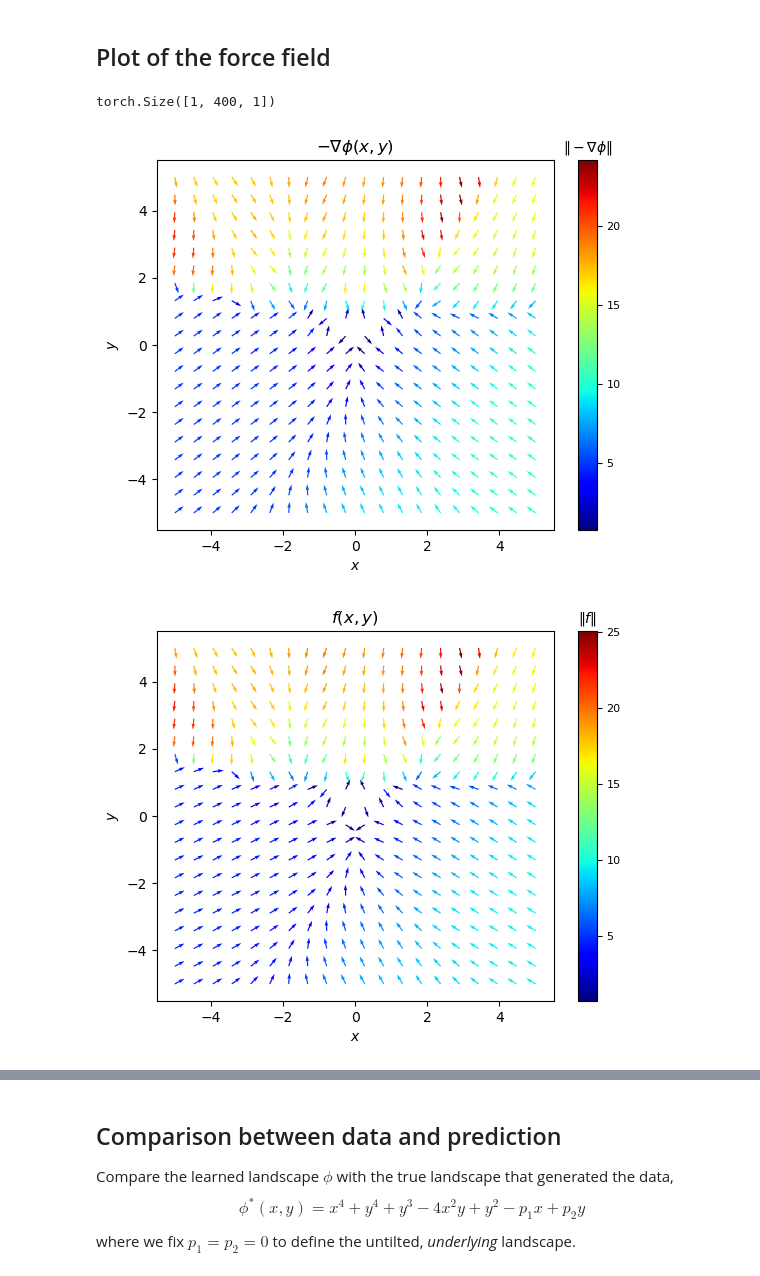
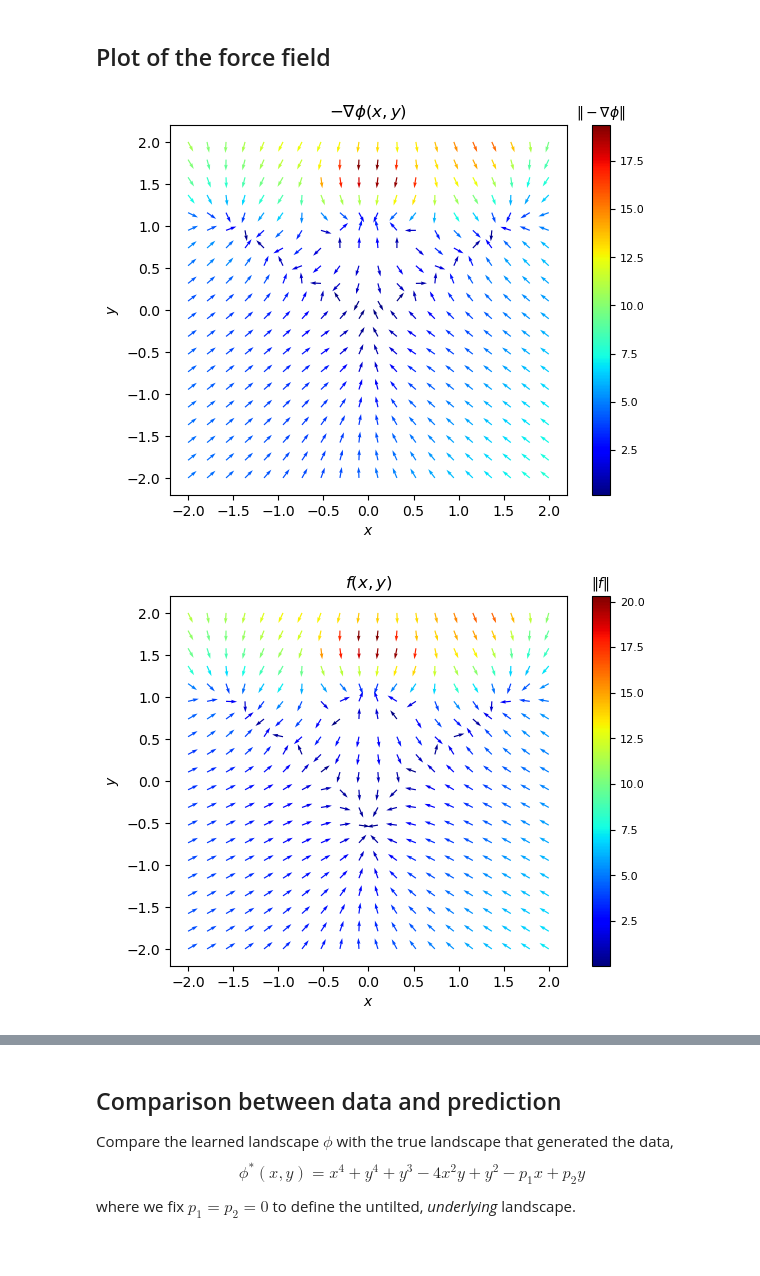
Before and after one commit to AddisonHowe/phiml, a Jupyter notebook: model_eval.ipynb, the cells around one changed output, grey strips where cells are left out. Drawn from its saved outputs; the diff is of its cells as text; code cells hidden in the pictures.

```diff
--- a/model_eval.ipynb
+++ b/model_eval.ipynb
@@ -98,7 +98,7 @@ model.eval();
 ## Plot of the force field
 # %%
 # State space
-r = 5
+r = 2
 x = np.linspace(-r, r, 20)
 y = np.linspace(-r, r, 20)
 xs, ys = np.meshgrid(x, y)
@@ -111,7 +111,7 @@ p0 = [0, 0]
 p1 = [0, 1]
 
 # Evaluation time
-t = 10
+t = 0
 
 signal_params = np.array([tcrit, *p0, *p1])
 signal_params = torch.tensor([signal_params], dtype=torch.float32)
@@ -129,33 +129,32 @@ gphiu, gphiv = grad_phi_arr.T
 gphinorms = np.sqrt(gphiu**2 + gphiv**2)
 
 # Plot force field generated by the landscape (untilted)
 fig, ax = plt.subplots(1, 1)
 ax.set_xlabel(f"$x$")
 ax.set_ylabel(f"$y$")
 ax.set_title(f"$-\\nabla\phi(x,y)$")
 sc = ax.quiver(xs, ys, gphiu/gphinorms, gphiv/gphinorms, gphinorms, cmap='jet')
 cbar = plt.colorbar(sc)
 cbar.ax.set_title("$\|-\\nabla\phi\|$", size=10)
 cbar.ax.tick_params(labelsize=8)
 
 # Plot force field, tilted by signals
 fig, ax = plt.subplots(1, 1)
 ax.set_xlabel(f"$x$")
 ax.set_ylabel(f"$y$")
 ax.set_title(f"$f(x,y)$")
 sc = ax.quiver(xs, ys, fu/fnorms, fv/fnorms, fnorms, cmap='jet')
 cbar = plt.colorbar(sc)
 cbar.ax.set_title("$\|f\|$", size=10)
 cbar.ax.tick_params(labelsize=8)
 
 # Plot Landscape Phi
 fig, ax = plt.subplots(subplot_kw={"projection": "3d"})
 ax.set_xlabel(f"$x$")
 ax.set_ylabel(f"$y$")
 ax.set_title(f"$\phi(x,y)$")
 ax.plot_surface(xs, ys, phi.reshape(xs.shape), cmap='coolwarm')
 ax.view_init(30, -45)
 # %% [output]
-torch.Size([1, 400, 1])
-[figure, old version]
+[figure, new version]
-[figure, old version]
+[figure, new version]
```
Also changed, not shown: parts of 8 cells of this notebook, 1 other file.
